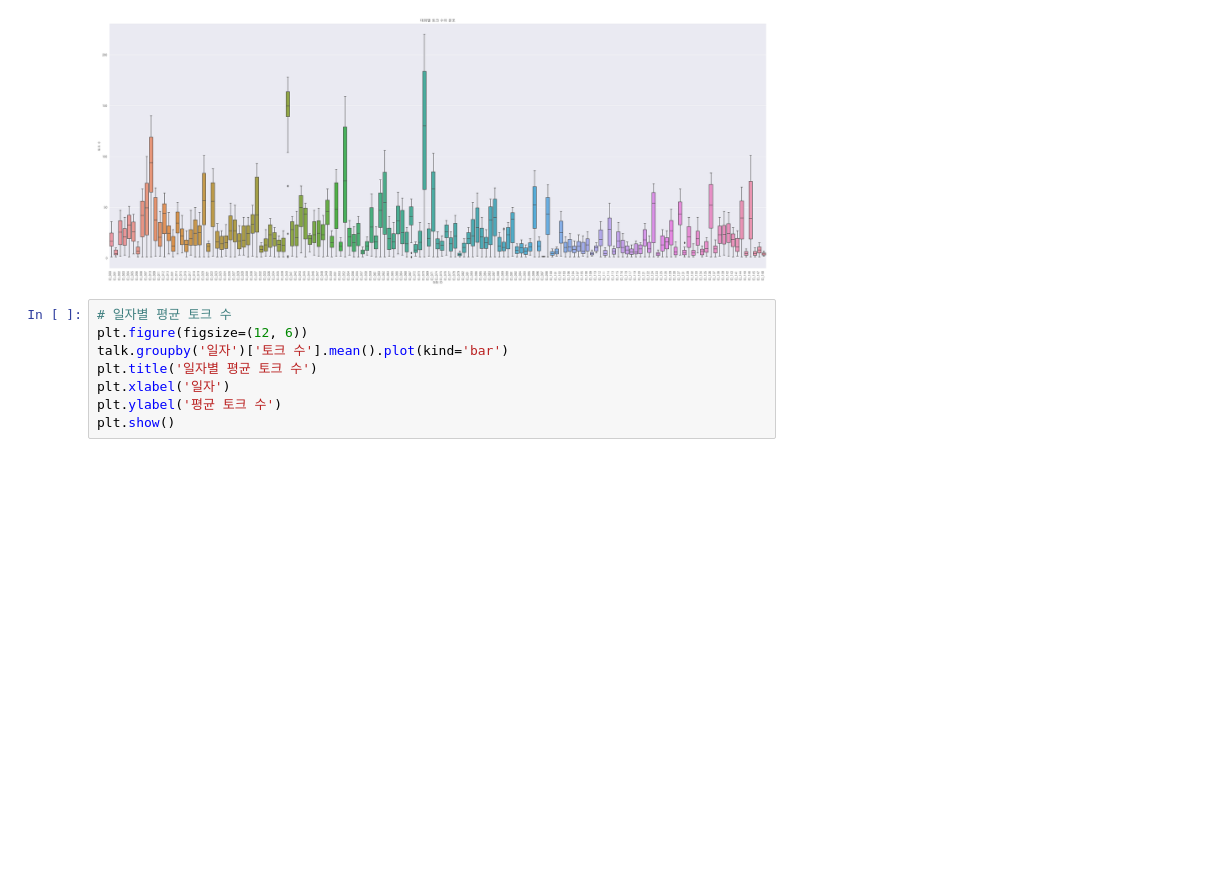
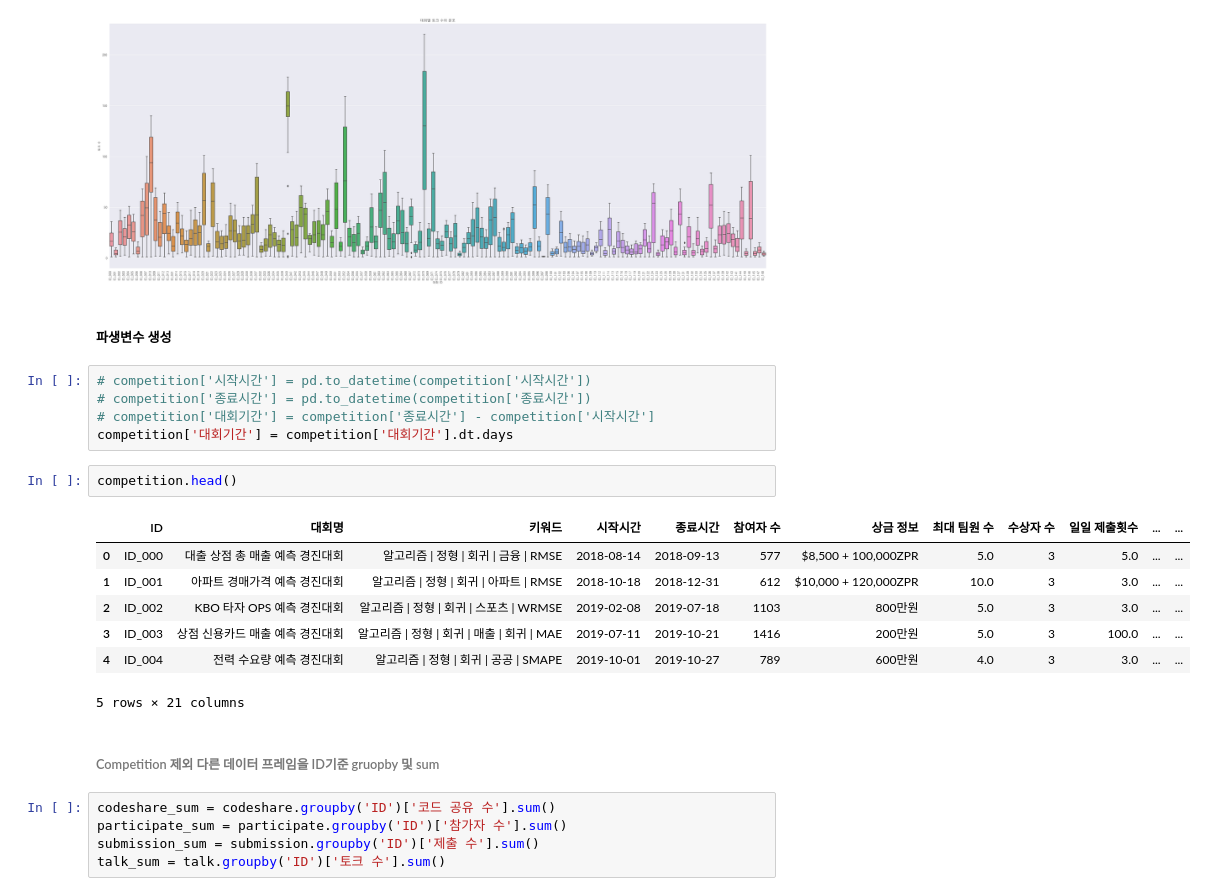
Before and after one commit to Utaewook/PIAI_ResearchIntern, a Jupyter notebook: dacon/dacon_idea_analysis/src/analysis.ipynb, the cells around one changed output. Cells and saved outputs as stored; diff of their text form; blank space fills up the shorter version.

```diff
--- a/dacon/dacon_idea_analysis/src/analysis.ipynb
+++ b/dacon/dacon_idea_analysis/src/analysis.ipynb
@@ -311,11 +311,27 @@ plt.xticks(rotation=90, ha='right')  # x축 눈금을 90도 기울임
 plt.show()
 # %% [output]
 [figure]
+# %% [markdown]
+##### 파생변수 생성
+# %%
+# competition['시작시간'] = pd.to_datetime(competition['시작시간'])
+# competition['종료시간'] = pd.to_datetime(competition['종료시간'])
+# competition['대회기간'] = competition['종료시간'] - competition['시작시간']
+competition['대회기간'] = competition['대회기간'].dt.days
 # %%
-# 일자별 평균 토크 수
-plt.figure(figsize=(12, 6))
-talk.groupby('일자')['토크 수'].mean().plot(kind='bar')
-plt.title('일자별 평균 토크 수')
-plt.xlabel('일자')
-plt.ylabel('평균 토크 수')
-plt.show()
+competition.head()
+# %% [output]
+|  | ID | 대회명 | 키워드 | 시작시간 | 종료시간 | 참여자 수 | 상금 정보 | 최대 팀원 수 | 수상자 수 | 일일 제출횟수 | ... | ... |
+| 0 | ID_000 | 대출 상점 총 매출 예측 경진대회 | 알고리즘 | 정형 | 회귀 | 금융 | RMSE | 2018-08-14 | 2018-09-13 | 577 | $8,500 + 100,000ZPR | 5.0 | 3 | 5.0 | ... | ... |
+| 1 | ID_001 | 아파트 경매가격 예측 경진대회 | 알고리즘 | 정형 | 회귀 | 아파트 | RMSE | 2018-10-18 | 2018-12-31 | 612 | $10,000 + 120,000ZPR | 10.0 | 3 | 3.0 | ... | ... |
+| 2 | ID_002 | KBO 타자 OPS 예측 경진대회 | 알고리즘 | 정형 | 회귀 | 스포츠 | WRMSE | 2019-02-08 | 2019-07-18 | 1103 | 800만원 | 5.0 | 3 | 3.0 | ... | ... |
+| 3 | ID_003 | 상점 신용카드 매출 예측 경진대회 | 알고리즘 | 정형 | 회귀 | 매출 | 회귀 | MAE | 2019-07-11 | 2019-10-21 | 1416 | 200만원 | 5.0 | 3 | 100.0 | ... | ... |
+| 4 | ID_004 | 전력 수요량 예측 경진대회 | 알고리즘 | 정형 | 회귀 | 공공 | SMAPE | 2019-10-01 | 2019-10-27 | 789 | 600만원 | 4.0 | 3 | 3.0 | ... | ... |
+5 rows × 21 columns
+# %% [markdown]
+###### Competition 제외 다른 데이터 프레임을 ID기준 gruopby 및 sum
+# %%
+codeshare_sum = codeshare.groupby('ID')['코드 공유 수'].sum()
+participate_sum = participate.groupby('ID')['참가자 수'].sum()
+submission_sum = submission.groupby('ID')['제출 수'].sum()
+talk_sum = talk.groupby('ID')['토크 수'].sum()
```
Also changed, not shown: parts of 4 cells of this notebook, 5 other files.
